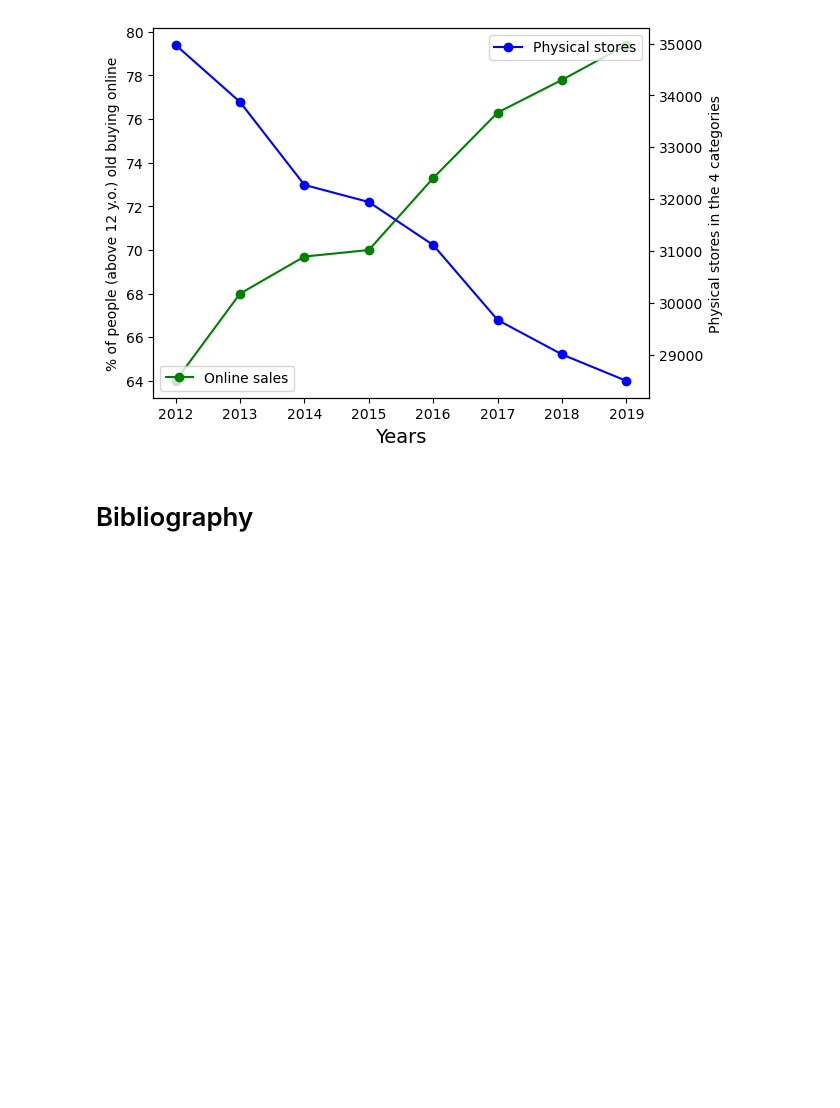
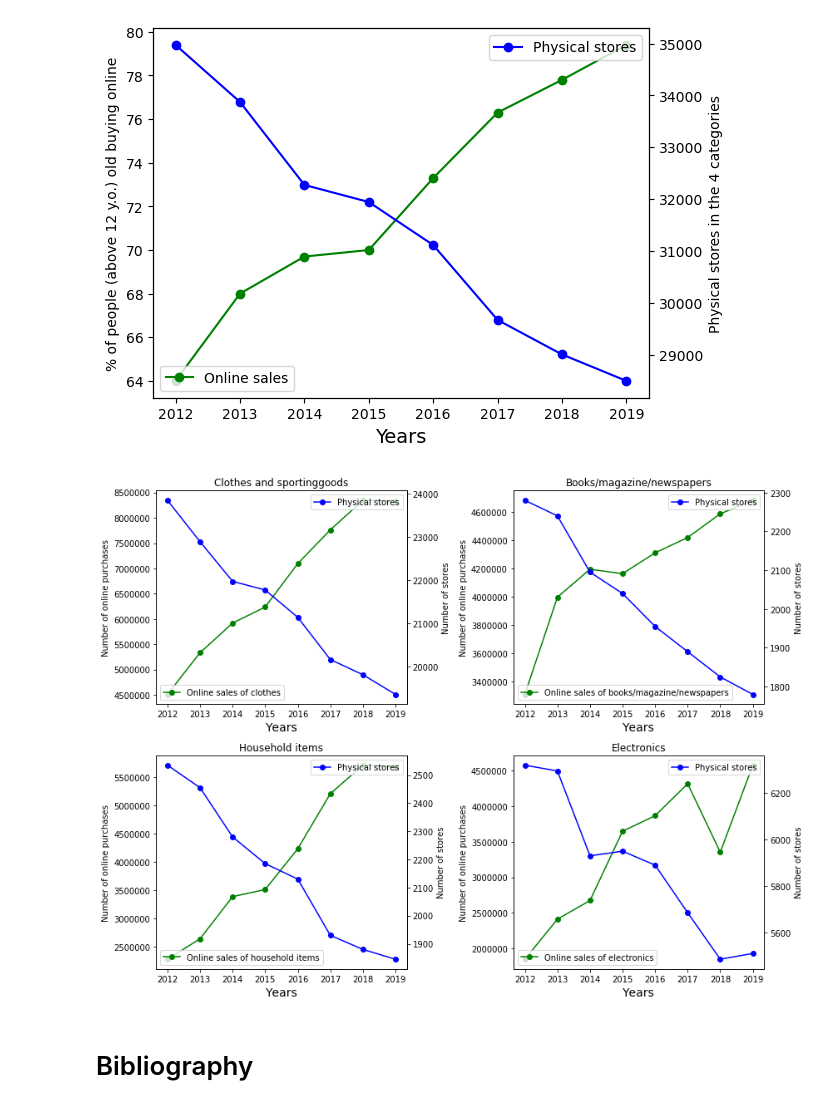
Before and after one commit to Lmolkenboer/TIL6022-project, a Jupyter notebook: project_template_new.ipynb, the cells around one changed output. Drawn from its saved outputs; the diff is of its cells as text; code cells hidden in the pictures; blank space fills up the shorter version.

Commit message:
Added my plots to the project template

```diff
--- a/project_template_new.ipynb
+++ b/project_template_new.ipynb
@@ -138,6 +138,96 @@ ax2.legend()
 plt.show()
 # %% [output]
 [figure]
+# %%
+file_path2 = (r"Data_online_shopping_population.csv")
+df2 = pd.read_csv(file_path2, delimiter=';')
+
+###################################################################################
+
+fig = plt.figure(figsize=(12, 9))
+gs = fig.add_gridspec(nrows=2, ncols=2)
+
+######################Clothes graph#########################
+
+ax = fig.add_subplot(gs[0,0])
+x = df['Perioden']
+y00 = df['1. Kleding of sportartikelen']
+y01 = df2['Kleding of sportartikelen']
+
+line1 = ax.plot(x, y01, marker="o", label = 'Online sales of clothes', color = 'g')
+ax.set_xlabel('Years',fontsize=14)
+ax.set_ylabel('Number of online purchases',fontsize=10)
+ax.set_title('Clothes and sportinggoods')
+ax.legend(loc = 'lower left')
+
+ax2=ax.twinx()
+# make a plot with different y-axis using second axis object
+line2 = ax2.plot(x,y00,marker="o", label = 'Physical stores', color = 'b')
+ax2.set_ylabel("Number of stores",fontsize=10)
+
+ax2.legend()
+
+#####################Books graph######################################
+
+ax = fig.add_subplot(gs[0,1])
+y10 = df['2. Boeken, tijdschriften en kranten']
+y11 = df2['Boeken, tijdschriften en kranten']
+
+line1 = ax.plot(x, y11, marker="o", label = 'Online sales of books/magazine/newspapers', color = 'g')
+ax.set_xlabel('Years',fontsize=14)
+ax.set_ylabel('Number of online purchases',fontsize=10)
+ax.set_title('Books/magazine/newspapers')
+ax.legend(loc = 'lower left')
+
+ax2=ax.twinx()
+# make a plot with different y-axis using second axis object
+line2 = ax2.plot(x,y10,marker="o", label = 'Physical stores', color = 'b')
+ax2.set_ylabel("Number of stores",fontsize=10)
+
+ax2.legend()
+#####################################Electronics graph##################################################################
+
+ax = fig.add_subplot(gs[1,1])
+y20 = df['3. Soft-/ hardware en elektronische benodig']
+y21 = df2['Soft-/ hardware en elektronische benodig']
+
+line1 = ax.plot(x, y21, marker="o", label = 'Online sales of electronics', color = 'g')
+ax.set_xlabel('Years',fontsize=14)
+ax.set_ylabel('Number of online purchases',fontsize=10)
+ax.set_title('Electronics')
+ax.legend(loc = 'lower left')
+
+ax2=ax.twinx()
+# make a plot with different y-axis using second axis object
+line2 = ax2.plot(x,y20,marker="o", label = 'Physical stores', color = 'b')
+ax2.set_ylabel("Number of stores",fontsize=10)
+
+ax2.legend()
+
+####################################Household goods graph###################################################
+
+ax = fig.add_subplot(gs[1,0])
+y30 = df['4. Huishoudelijke goederen en apparaten']
+y31 = df2['Huishoudelijke goederen en apparaten']
+
+line1 = ax.plot(x, y31, marker="o", label = 'Online sales of household items', color = 'g')
+ax.set_xlabel('Years',fontsize=14)
+ax.set_ylabel('Number of online purchases',fontsize=10)
+ax.set_title('Household items')
+ax.legend(loc = 'lower left')
+
+ax2=ax.twinx()
+# make a plot with different y-axis using second axis object
+line2 = ax2.plot(x,y30,marker="o", label = 'Physical stores', color = 'b')
+ax2.set_ylabel("Number of stores",fontsize=10)
+
+ax2.legend()
+
+##########################################################################
+plt.tight_layout()
+plt.show()
+# %% [output]
+[figure, added]
 # %% [markdown]
 # Bibliography
 # %% [markdown]
```
Also changed, not shown: parts of 2 cells of this notebook.
